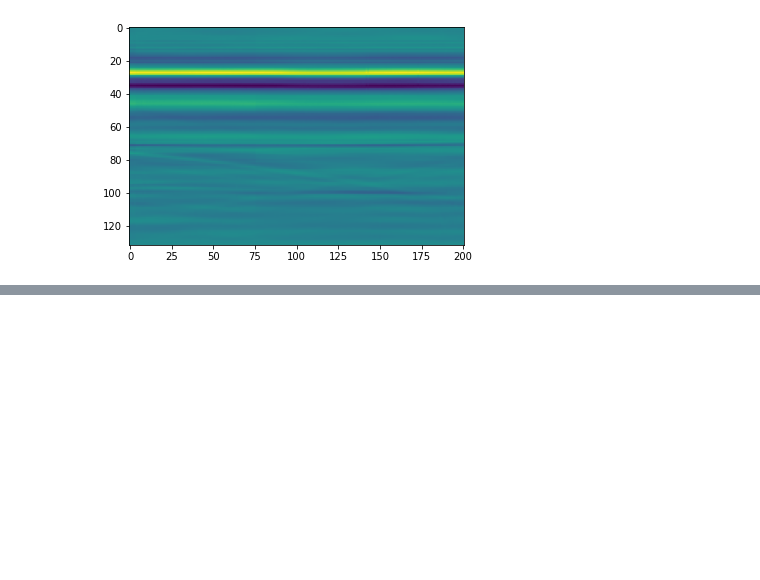
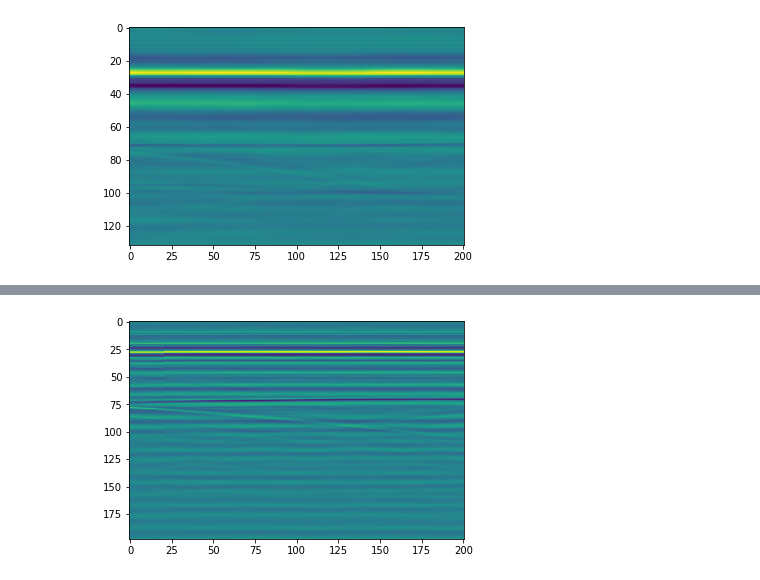
Before and after one commit to lnadi17/znd-remote-controller, a Jupyter notebook: scan-visualize.ipynb, the cells around one changed output, grey strips where cells are left out. Saved outputs shown, nothing was run; the diff lists cells and outputs as text; code cells hidden in the pictures; blank space fills up the shorter version.

```diff
--- a/scan-visualize.ipynb
+++ b/scan-visualize.ipynb
@@ -90,0 +121,4 @@ First scan didn't show the results we were looking for (hyperbola shapes in the
+# %%
+draw_scan(1, sample_nth=10, zero_padding=200, end_index=600)
+# %% [output]
+[figure, added]
```
Also changed, not shown: parts of 44 cells of this notebook.
